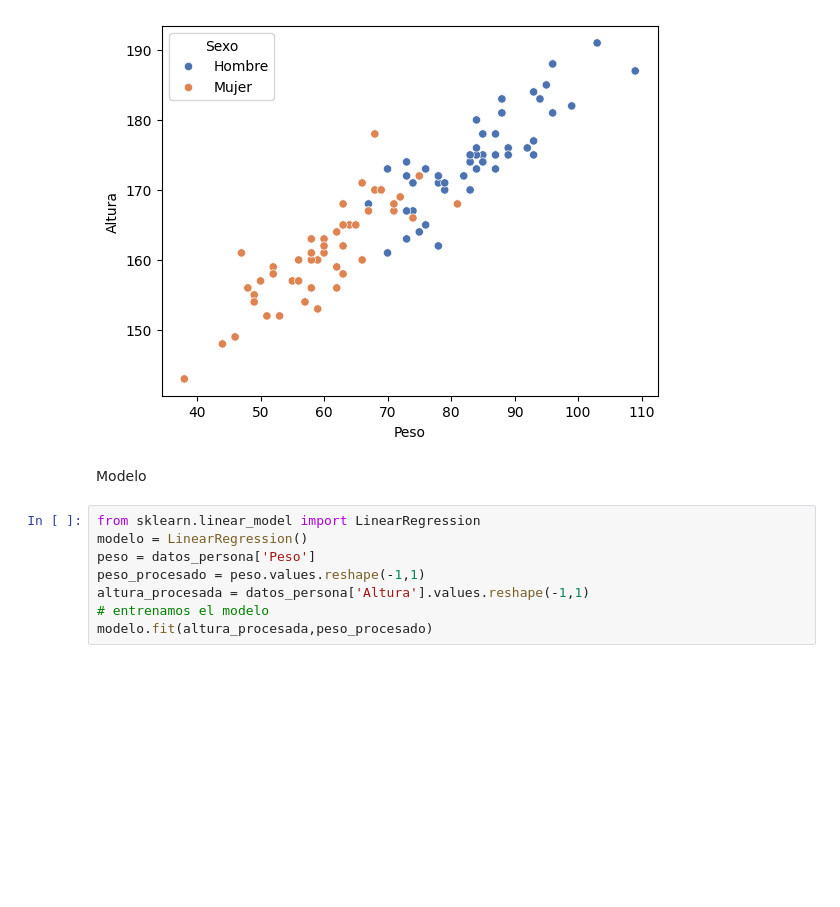
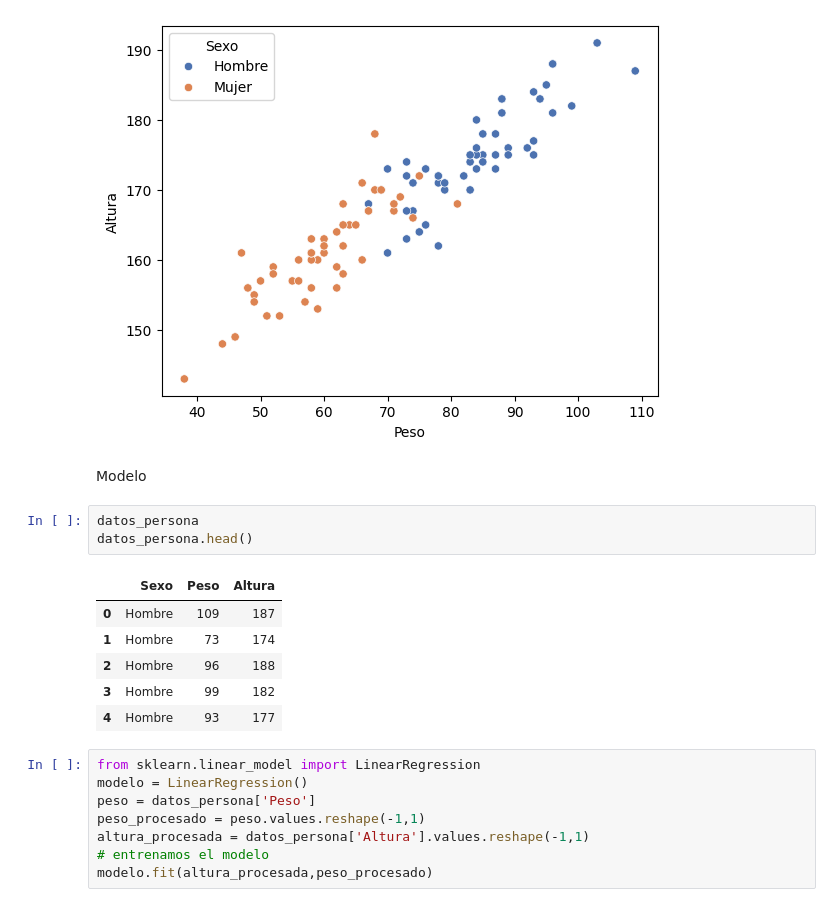
Before and after one commit to HeberthDCM/Curso_IA_RM, a Jupyter notebook: 01_practica/practica_01.ipynb, the cells around one changed output. Cells and saved outputs as stored; diff of their text form; blank space fills up the shorter version.

Commit message:
se agrego head

```diff
--- a/01_practica/practica_01.ipynb
+++ b/01_practica/practica_01.ipynb
@@ -11,6 +11,16 @@ sb.scatterplot(x='Peso', y='Altura', data = datos_persona, palette ='deep', hue=
 [figure]
 # %% [markdown]
 Modelo
+# %%
+datos_persona
+datos_persona.head()
+# %% [output]
+|  | Sexo | Peso | Altura |
+| 0 | Hombre | 109 | 187 |
+| 1 | Hombre | 73 | 174 |
+| 2 | Hombre | 96 | 188 |
+| 3 | Hombre | 99 | 182 |
+| 4 | Hombre | 93 | 177 |
 # %%
 from sklearn.linear_model import LinearRegression
 modelo = LinearRegression()
```
Also changed, not shown: parts of 1 cell of this notebook.
